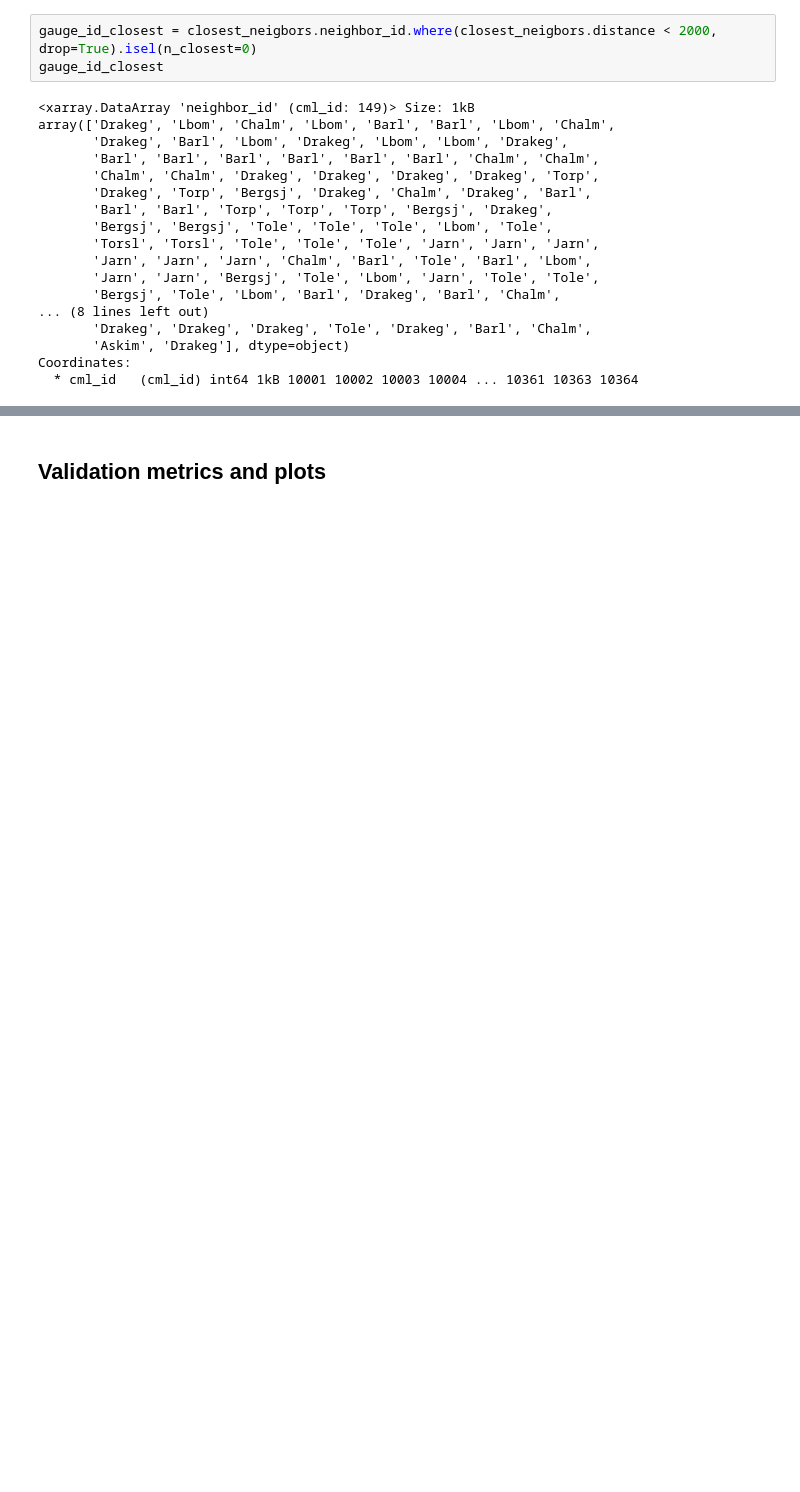
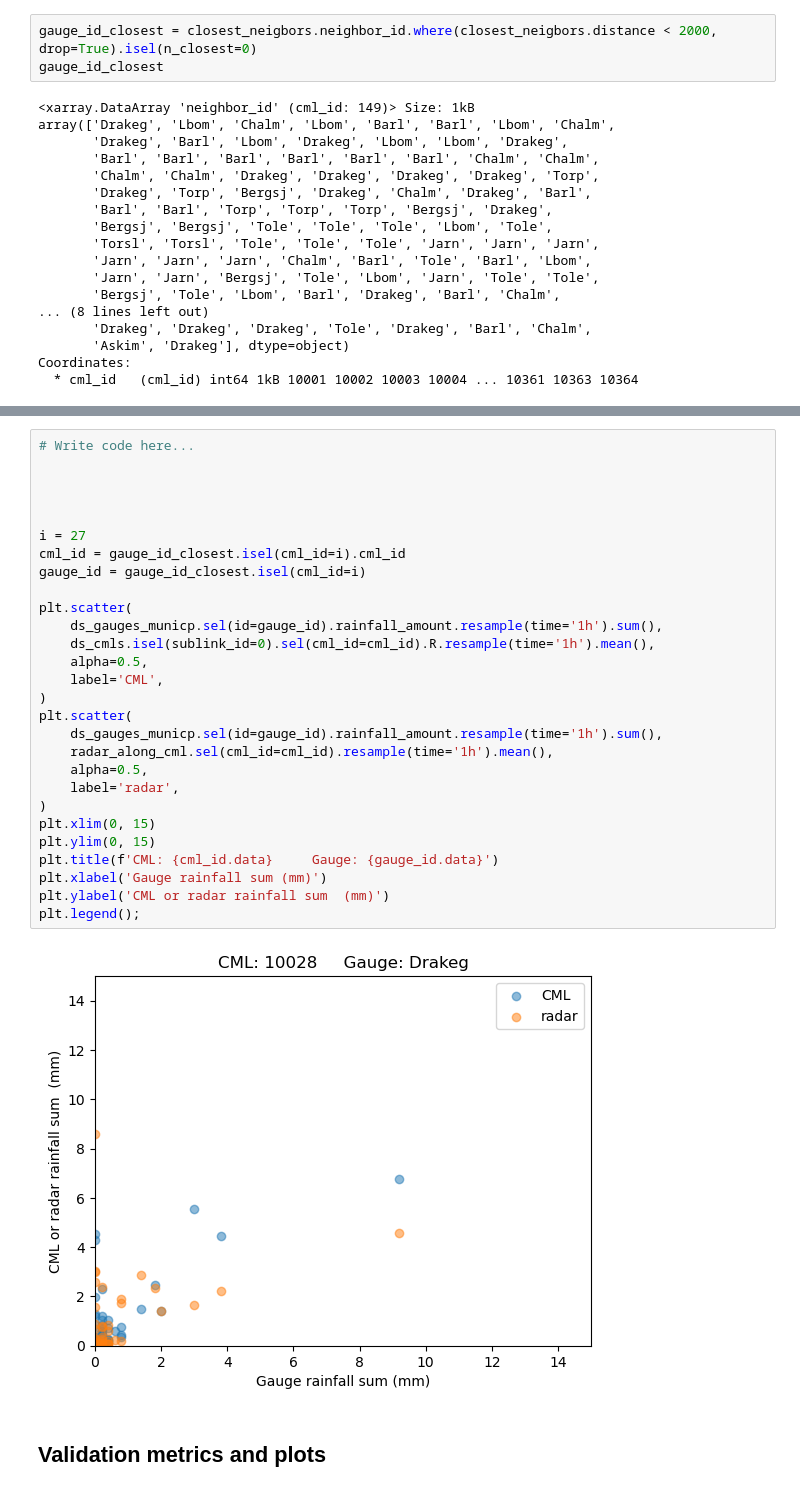
Before and after one commit to OpenSenseAction/PrePEP_short_course_OS, a Jupyter notebook: 1_poligrain_overview.ipynb, the cells around one changed output, grey strips where cells are left out. Cells and saved outputs as stored; diff of their text form; blank space fills up the shorter version.

```diff
--- a/1_poligrain_overview.ipynb
+++ b/1_poligrain_overview.ipynb
@@ -405,5 +445,35 @@ plt.xlabel('Gauge rainfall sum (mm)')
 plt.ylabel('CML rainfall sum  (mm)');
 # %% [output]
 [figure]
+# %%
+# Write code here...
+
+
+
+
+i = 27
+cml_id = gauge_id_closest.isel(cml_id=i).cml_id
+gauge_id = gauge_id_closest.isel(cml_id=i)
+
+plt.scatter(
+    ds_gauges_municp.sel(id=gauge_id).rainfall_amount.resample(time='1h').sum(),
+    ds_cmls.isel(sublink_id=0).sel(cml_id=cml_id).R.resample(time='1h').mean(),
+    alpha=0.5,
+    label='CML',
+)
+plt.scatter(
+    ds_gauges_municp.sel(id=gauge_id).rainfall_amount.resample(time='1h').sum(),
+    radar_along_cml.sel(cml_id=cml_id).resample(time='1h').mean(),
+    alpha=0.5,
+    label='radar',
+)
+plt.xlim(0, 15)
+plt.ylim(0, 15)
+plt.title(f'CML: {cml_id.data}     Gauge: {gauge_id.data}')
+plt.xlabel('Gauge rainfall sum (mm)')
+plt.ylabel('CML or radar rainfall sum  (mm)')
+plt.legend();
+# %% [output]
+[figure, added]
 # %% [markdown]
 ## Validation metrics and plots
```
Also changed, not shown: parts of 26 cells of this notebook.
